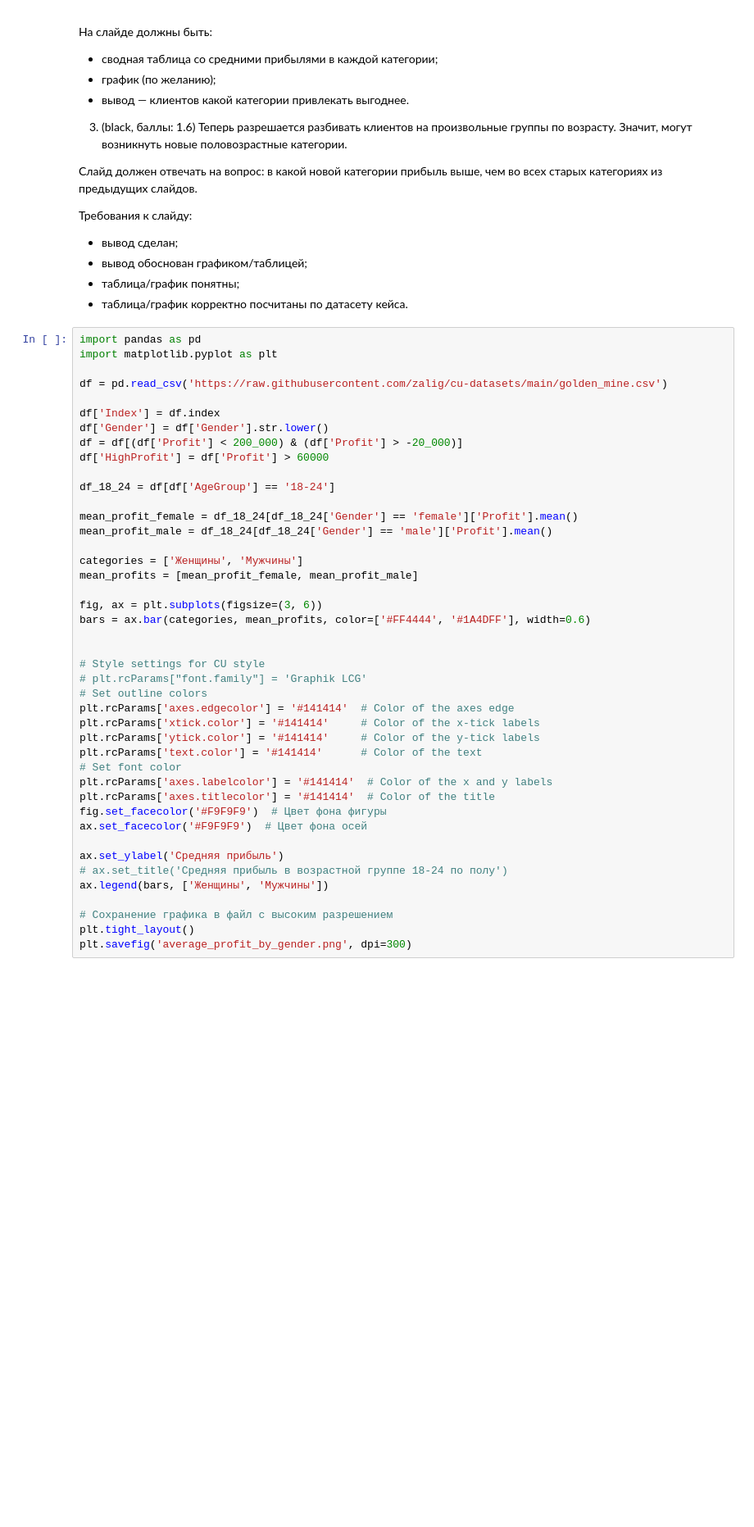
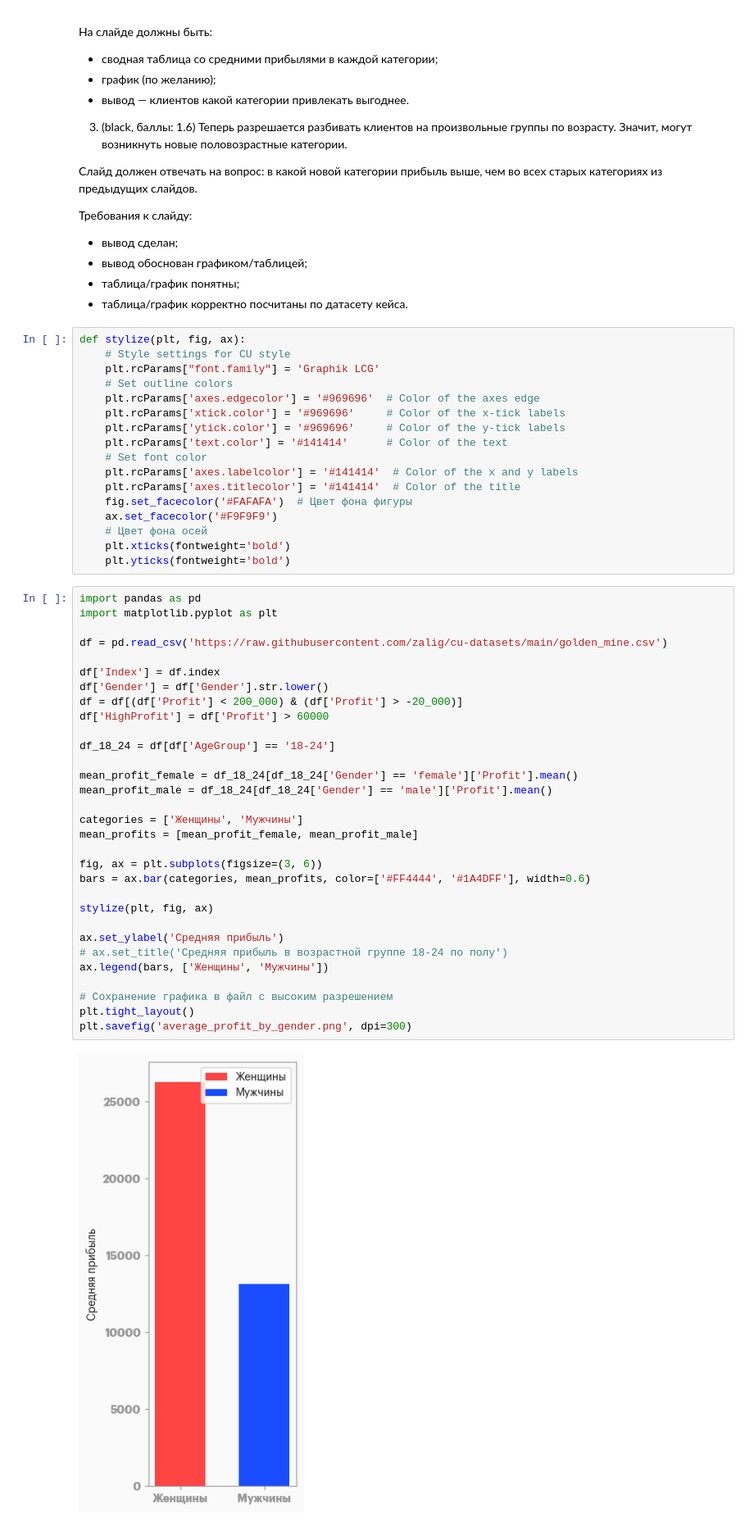
Before and after one commit to stakancheck/cu-colab-statistic, a Jupyter notebook: stats-black/week02/ДЗ_02_Суханов_Артём.ipynb, the cells around one changed output. Shown at 82% size. Cells and saved outputs as stored; diff of their text form; blank space fills up the shorter version.

```diff
--- a/stats-black/week02/ДЗ_02_Суханов_Артём.ipynb
+++ b/stats-black/week02/ДЗ_02_Суханов_Артём.ipynb
@@ -361,49 +361,56 @@ C 31.12.2021 по 31.12.2022 стоимость акции Apple упала на
   - вывод обоснован графиком/таблицей;
   - таблица/график понятны;
   - таблица/график корректно посчитаны по датасету кейса.
+# %%
+def stylize(plt, fig, ax):
+    # Style settings for CU style
+    plt.rcParams["font.family"] = 'Graphik LCG'
+    # Set outline colors
+    plt.rcParams['axes.edgecolor'] = '#969696'  # Color of the axes edge
+    plt.rcParams['xtick.color'] = '#969696'     # Color of the x-tick labels
+    plt.rcParams['ytick.color'] = '#969696'     # Color of the y-tick labels
+    plt.rcParams['text.color'] = '#141414'      # Color of the text
+    # Set font color
+    plt.rcParams['axes.labelcolor'] = '#141414'  # Color of the x and y labels
+    plt.rcParams['axes.titlecolor'] = '#141414'  # Color of the title
+    fig.set_facecolor('#FAFAFA')  # Цвет фона фигуры
+    ax.set_facecolor('#F9F9F9')
+    # Цвет фона осей
+    plt.xticks(fontweight='bold')
+    plt.yticks(fontweight='bold')
 # %%
 import pandas as pd
 import matplotlib.pyplot as plt
 
 df = pd.read_csv('https://raw.githubusercontent.com/zalig/cu-datasets/main/golden_mine.csv')
 
 df['Index'] = df.index
 df['Gender'] = df['Gender'].str.lower()
 df = df[(df['Profit'] < 200_000) & (df['Profit'] > -20_000)]
 df['HighProfit'] = df['Profit'] > 60000
 
 df_18_24 = df[df['AgeGroup'] == '18-24']
 
 mean_profit_female = df_18_24[df_18_24['Gender'] == 'female']['Profit'].mean()
 mean_profit_male = df_18_24[df_18_24['Gender'] == 'male']['Profit'].mean()
 
 categories = ['Женщины', 'Мужчины']
 mean_profits = [mean_profit_female, mean_profit_male]
 
 fig, ax = plt.subplots(figsize=(3, 6))
 bars = ax.bar(categories, mean_profits, color=['#FF4444', '#1A4DFF'], width=0.6)
 
-
-# Style settings for CU style
-# plt.rcParams["font.family"] = 'Graphik LCG'
-# Set outline colors
-plt.rcParams['axes.edgecolor'] = '#141414'  # Color of the axes edge
-plt.rcParams['xtick.color'] = '#141414'     # Color of the x-tick labels
-plt.rcParams['ytick.color'] = '#141414'     # Color of the y-tick labels
-plt.rcParams['text.color'] = '#141414'      # Color of the text
-# Set font color
-plt.rcParams['axes.labelcolor'] = '#141414'  # Color of the x and y labels
-plt.rcParams['axes.titlecolor'] = '#141414'  # Color of the title
-fig.set_facecolor('#F9F9F9')  # Цвет фона фигуры
-ax.set_facecolor('#F9F9F9')  # Цвет фона осей
+stylize(plt, fig, ax)
 
 ax.set_ylabel('Средняя прибыль')
 # ax.set_title('Средняя прибыль в возрастной группе 18-24 по полу')
 ax.legend(bars, ['Женщины', 'Мужчины'])
 
 # Сохранение графика в файл с высоким разрешением
 plt.tight_layout()
 plt.savefig('average_profit_by_gender.png', dpi=300)
+# %% [output]
+[figure, added]
 # %%
 import pandas as pd
 import matplotlib.pyplot as plt
```
Also changed, not shown: parts of 10 cells of this notebook, 11 other files.
